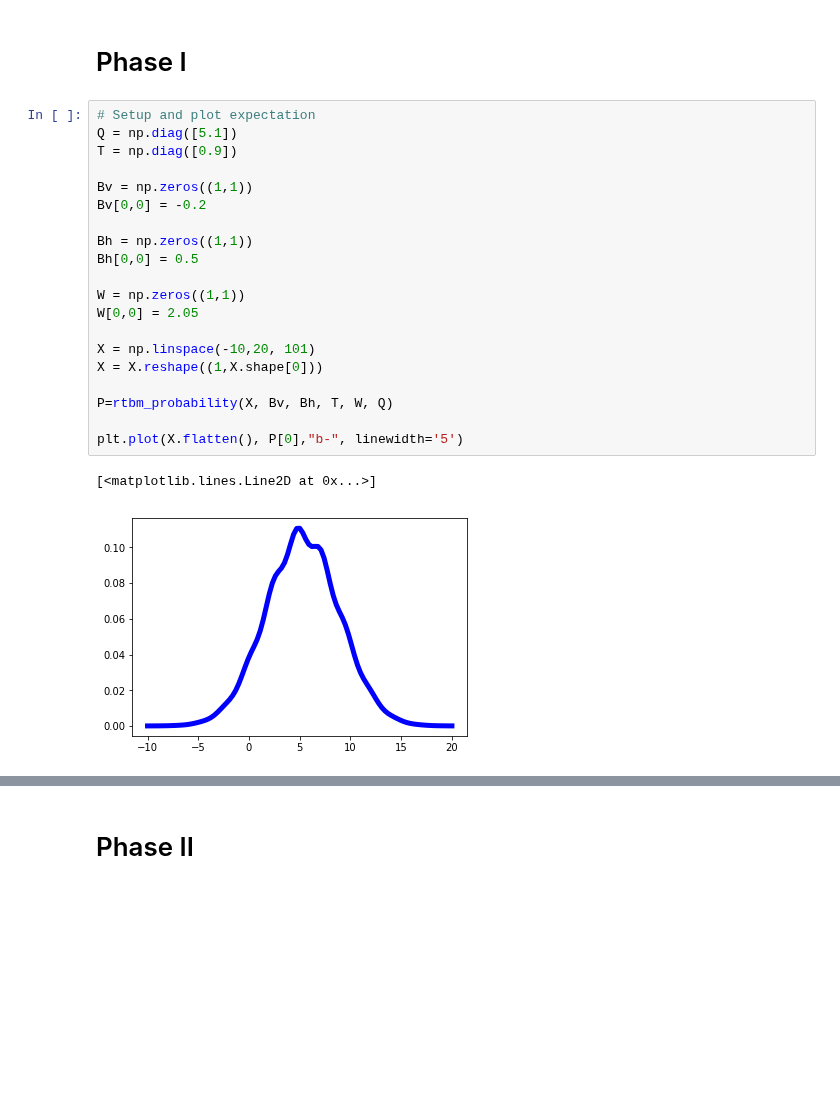
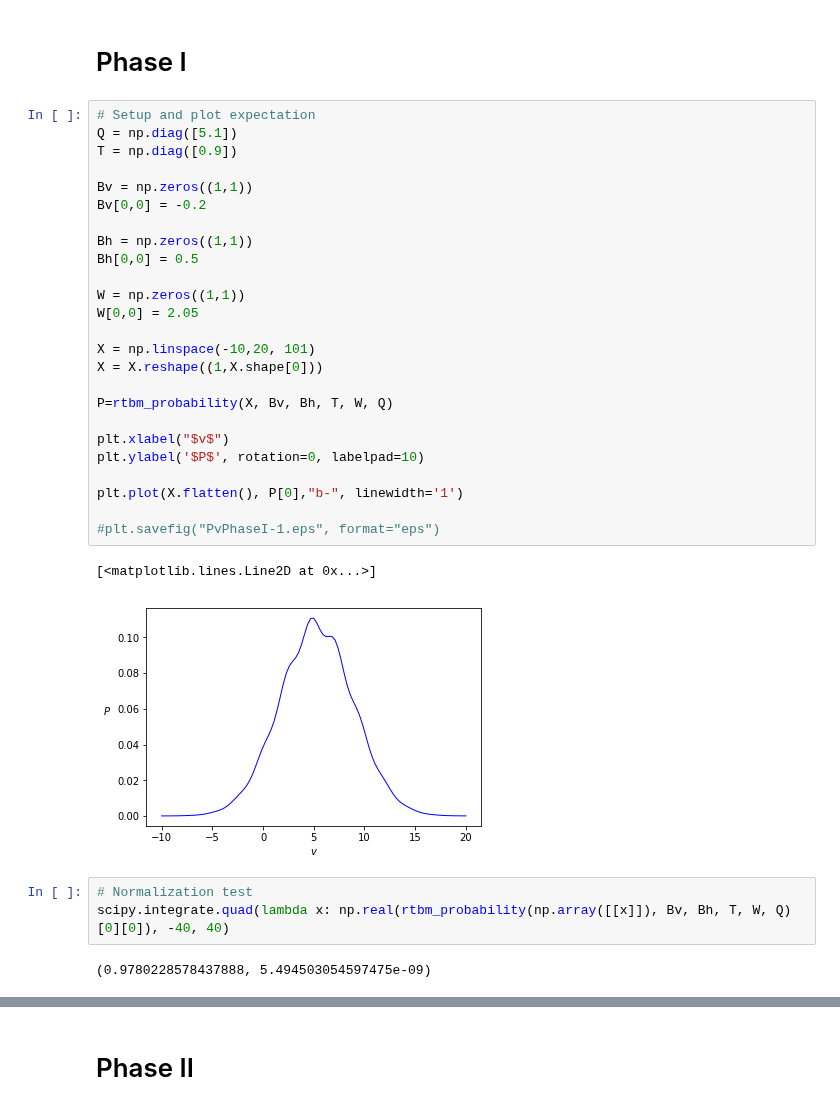
Before and after one commit to RiemannAI/theta, a Jupyter notebook: examples/Pv_plots.ipynb, the cells around one changed output, grey strips where cells are left out. Drawn from its saved outputs; the diff is of its cells as text; blank space fills up the shorter version.

```diff
--- a/examples/Pv_plots.ipynb
+++ b/examples/Pv_plots.ipynb
@@ -24,23 +24,33 @@ The history saving thread hit an unexpected error (DatabaseError('database disk
 # %%
 # Setup and plot expectation
 Q = np.diag([5.1])
 T = np.diag([0.9])
 
 Bv = np.zeros((1,1))
 Bv[0,0] = -0.2
 
 Bh = np.zeros((1,1))
 Bh[0,0] = 0.5
 
 W = np.zeros((1,1))
 W[0,0] = 2.05
 
 X = np.linspace(-10,20, 101)
 X = X.reshape((1,X.shape[0]))
 
 P=rtbm_probability(X, Bv, Bh, T, W, Q)
 
-plt.plot(X.flatten(), P[0],"b-", linewidth='5')
+plt.xlabel("$v$")
+plt.ylabel('$P$', rotation=0, labelpad=10)
+
+plt.plot(X.flatten(), P[0],"b-", linewidth='1')
+
+#plt.savefig("PvPhaseI-1.eps", format="eps")
 # %% [output]
 [<matplotlib.lines.Line2D at 0x...>]
-[figure, old version]
+[figure, new version]
+# %%
+# Normalization test
+scipy.integrate.quad(lambda x: np.real(rtbm_probability(np.array([[x]]), Bv, Bh, T, W, Q)[0][0]), -40, 40)
+# %% [output]
+(0.9780228578437888, 5.494503054597475e-09)
```
Also changed, not shown: parts of 15 cells of this notebook.
